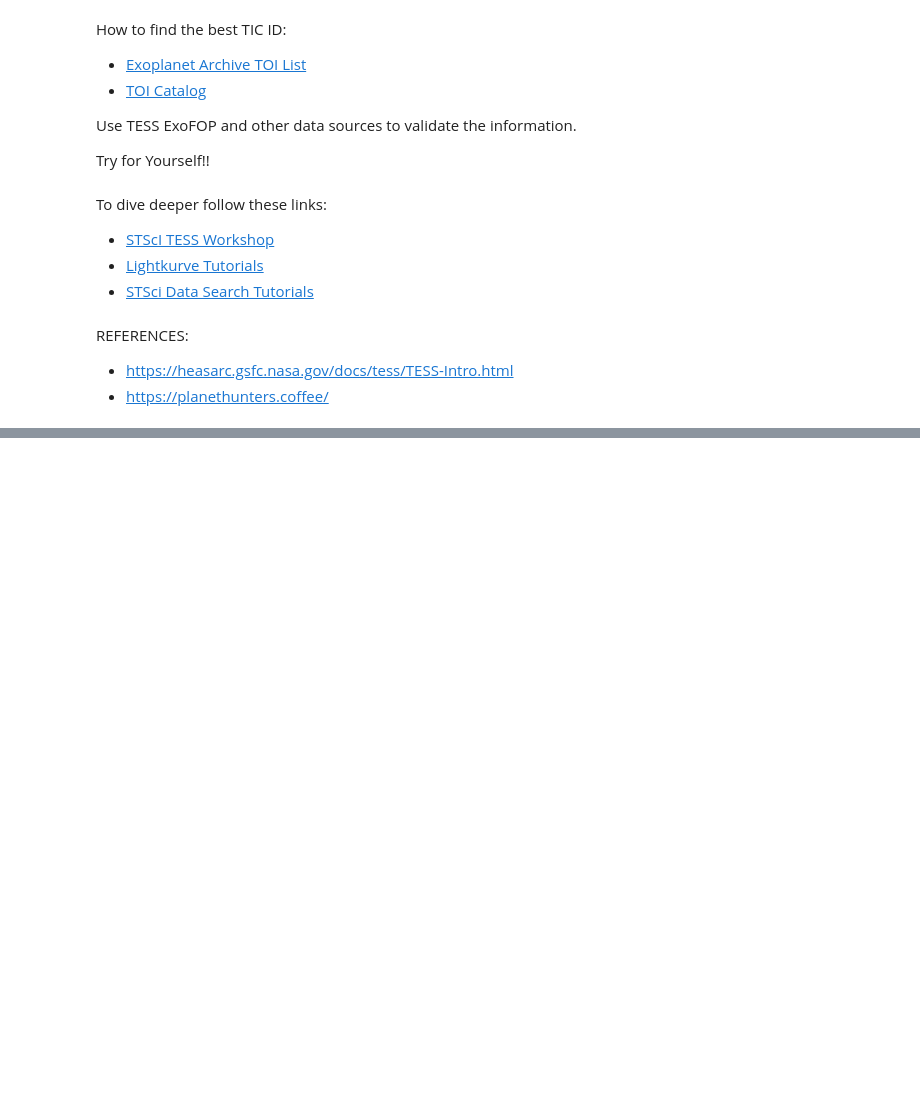
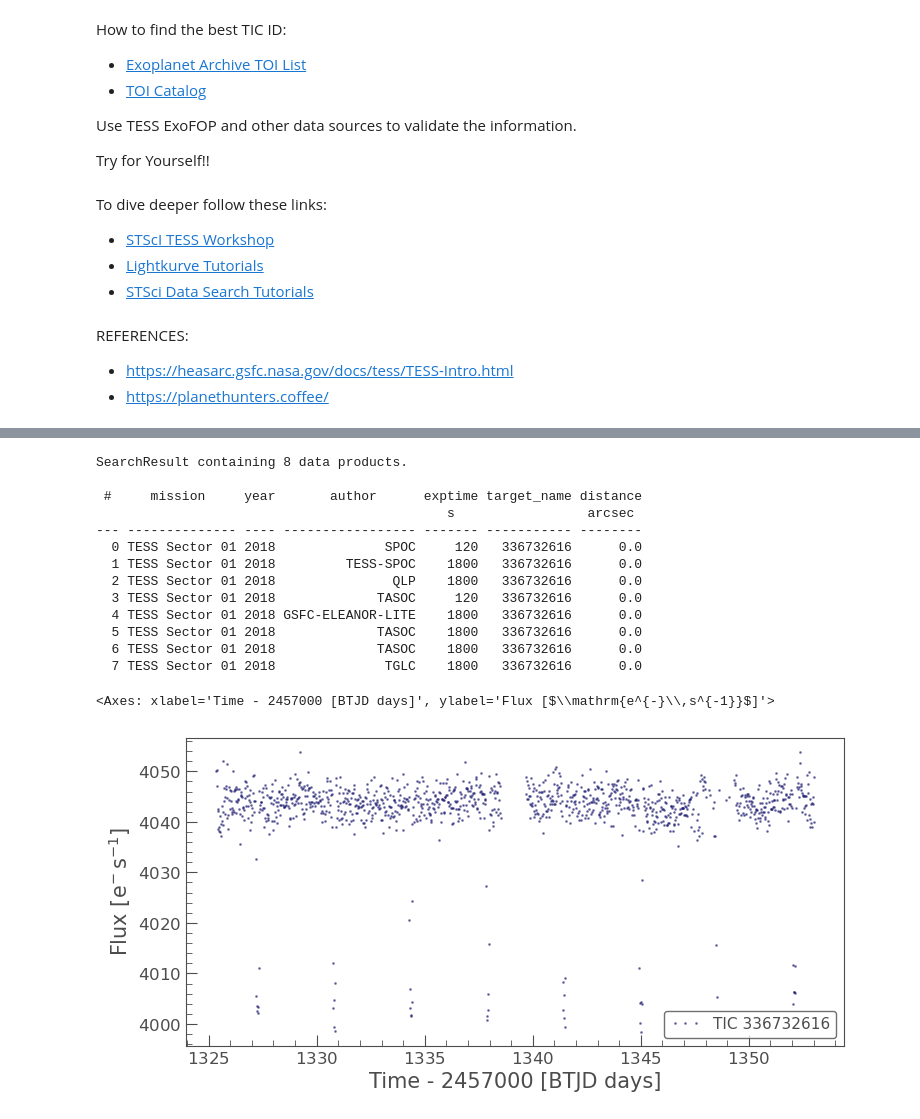
Before and after one commit to howardisaacson/Intro-to-Astro2024, a Jupyter notebook: Week4_TESS_Gaia/Introduction_to_TESS.ipynb, the cells around one changed output, grey strips where cells are left out. Saved outputs shown, nothing was run; the diff lists cells and outputs as text; code cells hidden in the pictures; blank space fills up the shorter version.

```diff
--- a/Week4_TESS_Gaia/Introduction_to_TESS.ipynb
+++ b/Week4_TESS_Gaia/Introduction_to_TESS.ipynb
@@ -185,0 +206,33 @@ REFERENCES:
+# %%
+# Imports
+import lightkurve as lk
+import matplotlib.pyplot as plt
+
+#TESS Input Catalog ID
+#TIC 336732616
+
+TIC = 'TIC 336732616'
+
+# Search for available data
+sector_data = lk.search_lightcurve(TIC)
+print(sector_data)
+
+# Download and plot the light curve
+lc = sector_data[1].download()
+lc.plot(linewidth=0, marker='.', color='midnightblue', alpha=0.5)
+# %% [output]
+SearchResult containing 8 data products.
+
+ #     mission     year       author      exptime target_name distance
+                                             s                 arcsec
+--- -------------- ---- ----------------- ------- ----------- --------
+  0 TESS Sector 01 2018              SPOC     120   336732616      0.0
+  1 TESS Sector 01 2018         TESS-SPOC    1800   336732616      0.0
+  2 TESS Sector 01 2018               QLP    1800   336732616      0.0
+  3 TESS Sector 01 2018             TASOC     120   336732616      0.0
+  4 TESS Sector 01 2018 GSFC-ELEANOR-LITE    1800   336732616      0.0
+  5 TESS Sector 01 2018             TASOC    1800   336732616      0.0
+  6 TESS Sector 01 2018             TASOC    1800   336732616      0.0
+  7 TESS Sector 01 2018              TGLC    1800   336732616      0.0
+<Axes: xlabel='Time - 2457000 [BTJD days]', ylabel='Flux [$\\mathrm{e^{-}\\,s^{-1}}$]'>
+[figure, added]
```
Also changed, not shown: parts of 3 cells of this notebook, 3 other files.
